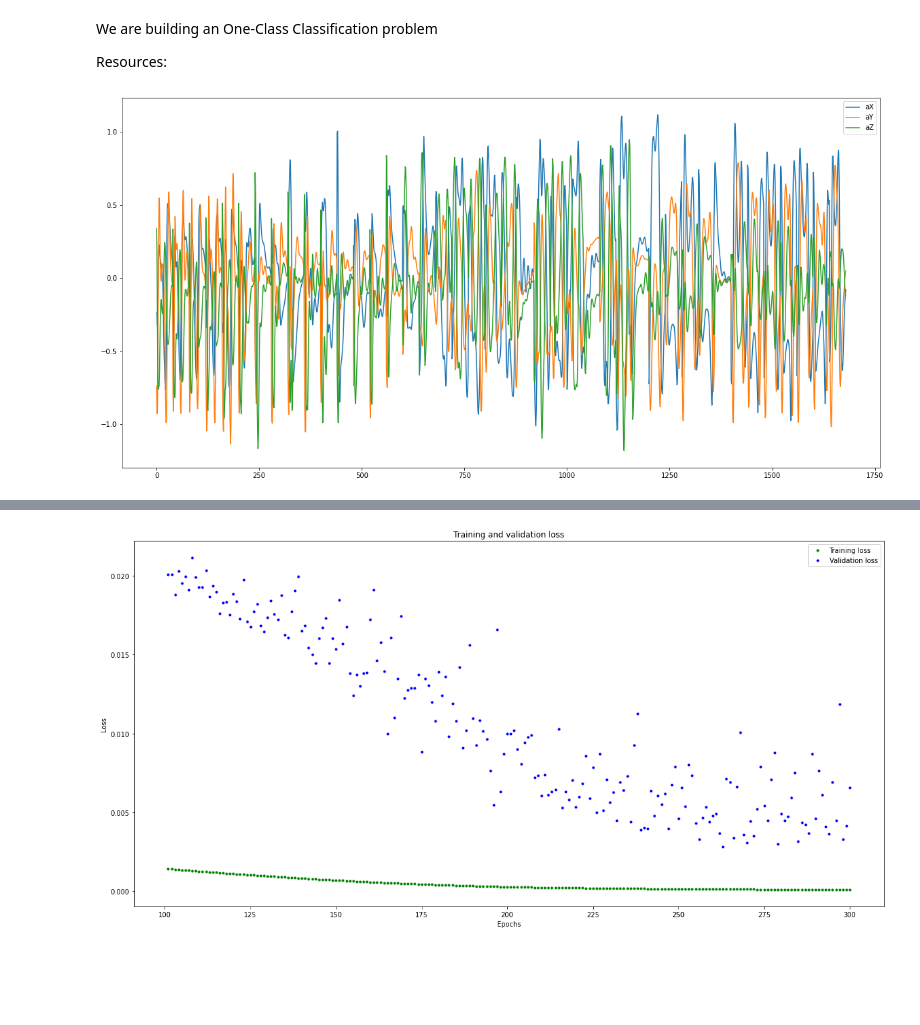
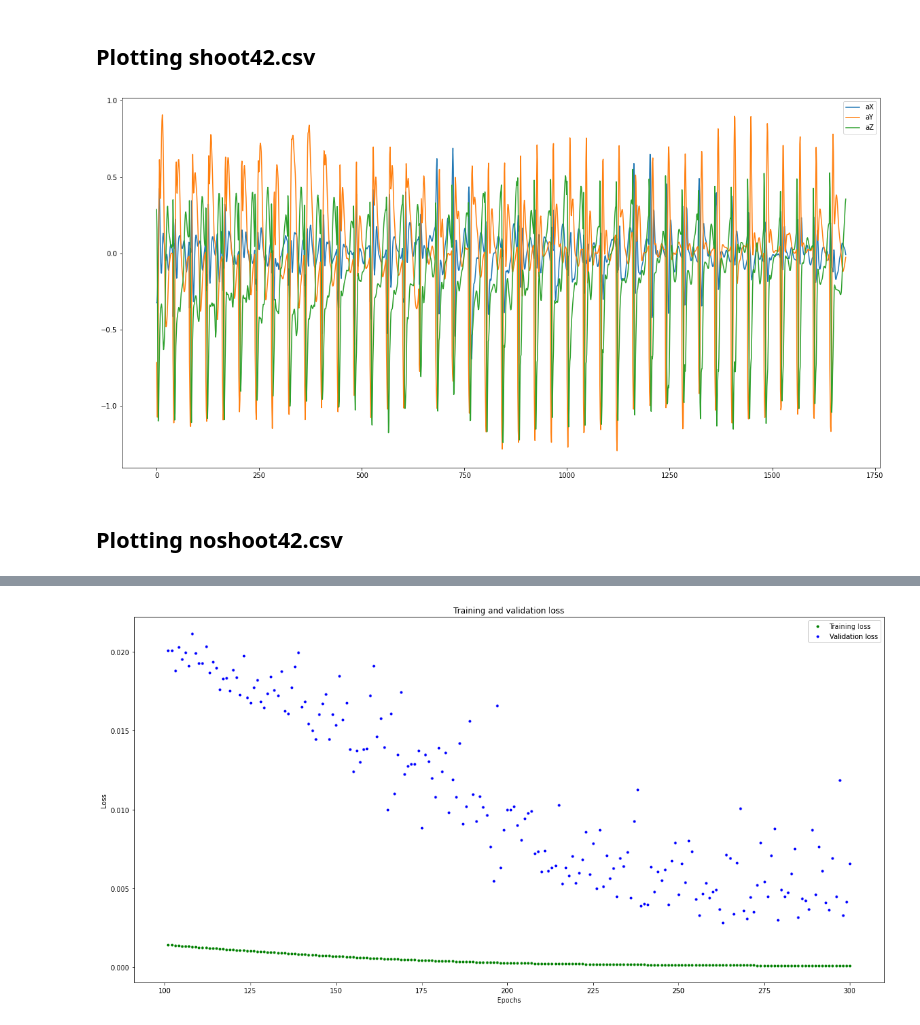
Before and after one commit to theevildoof/3D-Unity-game-using-MPU6050-and-TinyML, a Jupyter notebook: train_model.ipynb, the cells around one changed output, grey strips where cells are left out. Saved outputs shown, nothing was run; the diff lists cells and outputs as text; code cells hidden in the pictures; blank space fills up the shorter version.

```diff
--- a/train_model.ipynb
+++ b/train_model.ipynb
@@ -26,22 +3,22 @@ Successfully installed gast-0.2.2 keras-applications-1.0.8 tensorboard-2.0.2 ten
-# %% [markdown]
-We are building an One-Class Classification problem
-
-Resources:
+# %% [markdown]
+## Plotting shoot42.csv
 # %%
 import matplotlib.pyplot as plt
 import numpy as np
 import pandas as pd
 
-filename = "noshoot42.csv"
+filename = "shoot42.csv"
 
 plt.rcParams["figure.figsize"] = (20,10)
 headers = ['aX', 'aY', 'aZ']
 df = pd.read_csv(filename, names=headers)
 df['aY'] = df['aY'] /16384
 df['aX'] = df['aX'] /16384
 df['aZ'] = df['aZ'] /16384
 #df.head(80).plot()
 df.plot()
 plt.show()
 # %% [output]
-[figure, old version]
+[figure, new version]
+# %% [markdown]
+## Plotting noshoot42.csv
```
Also changed, not shown: parts of 9 cells of this notebook.
